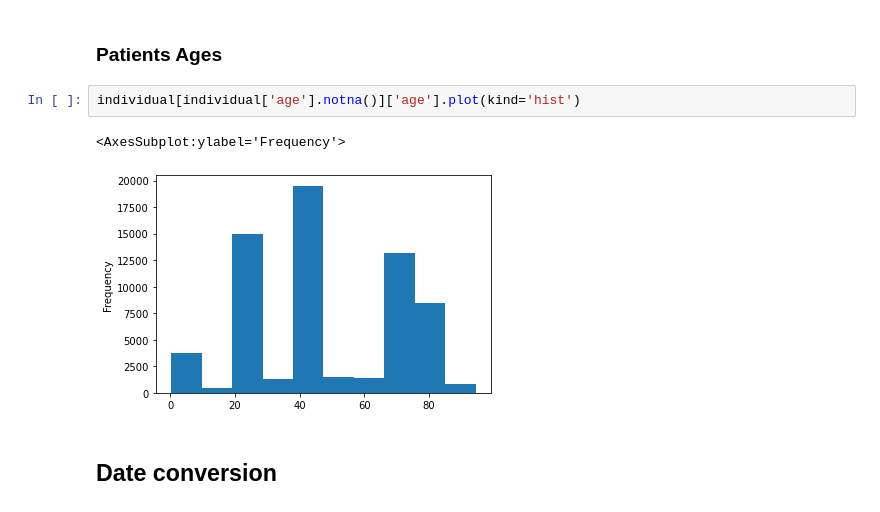
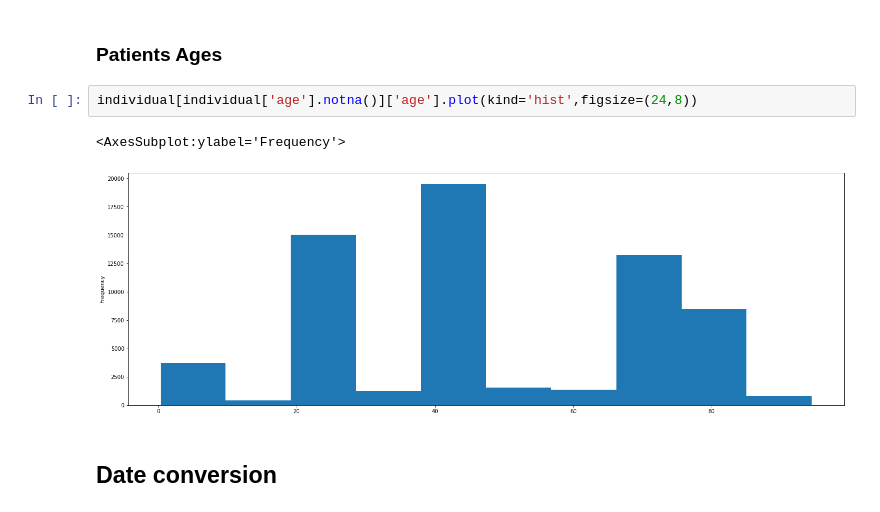
Before and after one commit to alhparsa/CMPT459-Project, a Jupyter notebook: Milestone_1.ipynb, the cells around one changed output. Drawn from its saved outputs; the diff is of its cells as text.

```diff
--- a/Milestone_1.ipynb
+++ b/Milestone_1.ipynb
@@ -128,10 +128,10 @@ individual['age'] = individual['age'].apply(try_convert,)
 # %% [markdown]
 ### Patients Ages
 # %%
-individual[individual['age'].notna()]['age'].plot(kind='hist')
+individual[individual['age'].notna()]['age'].plot(kind='hist',figsize=(24,8))
 # %% [output]
 <AxesSubplot:ylabel='Frequency'>
-[figure, old version]
+[figure, new version]
 # %% [markdown]
 ## Date conversion
 # %%
```
Also changed, not shown: parts of 6 cells of this notebook.
